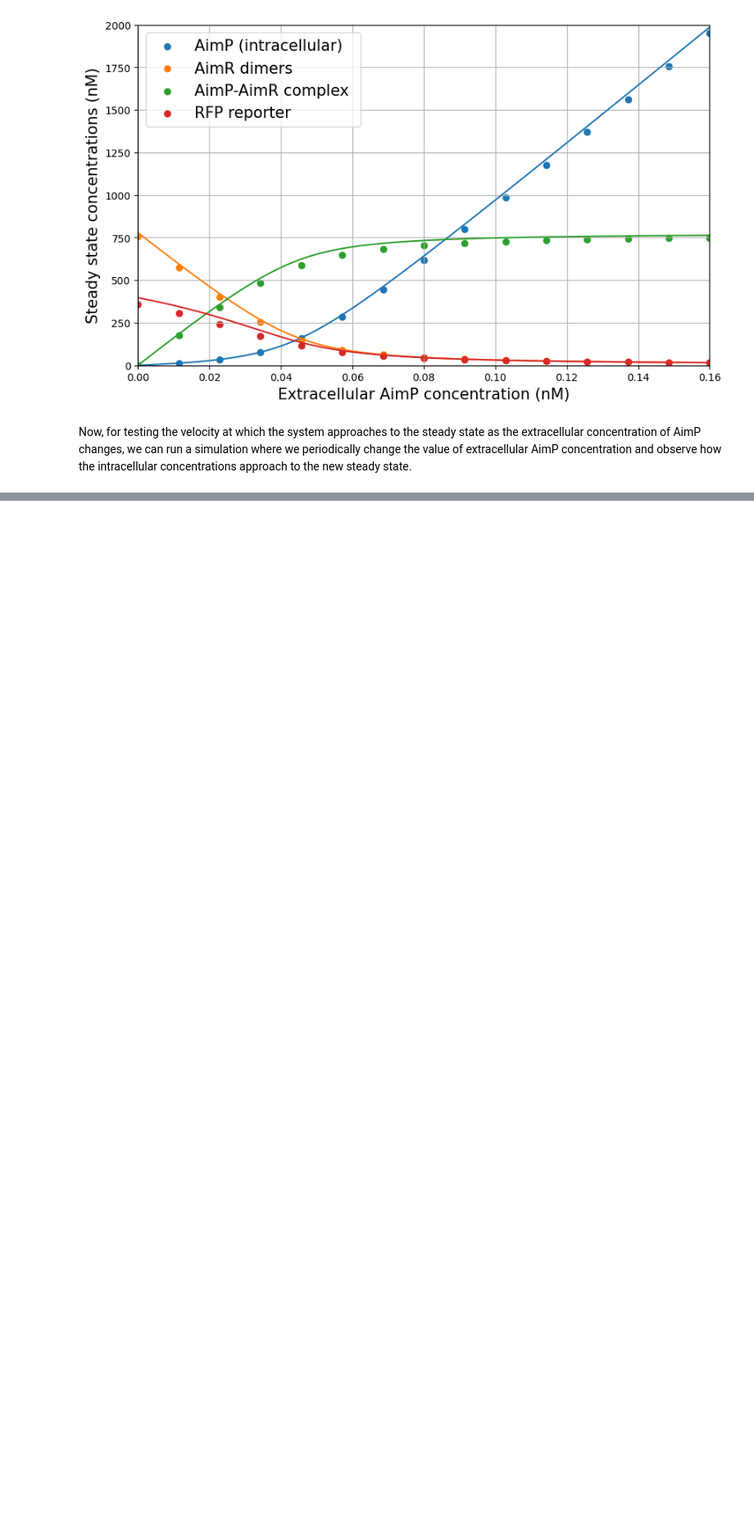
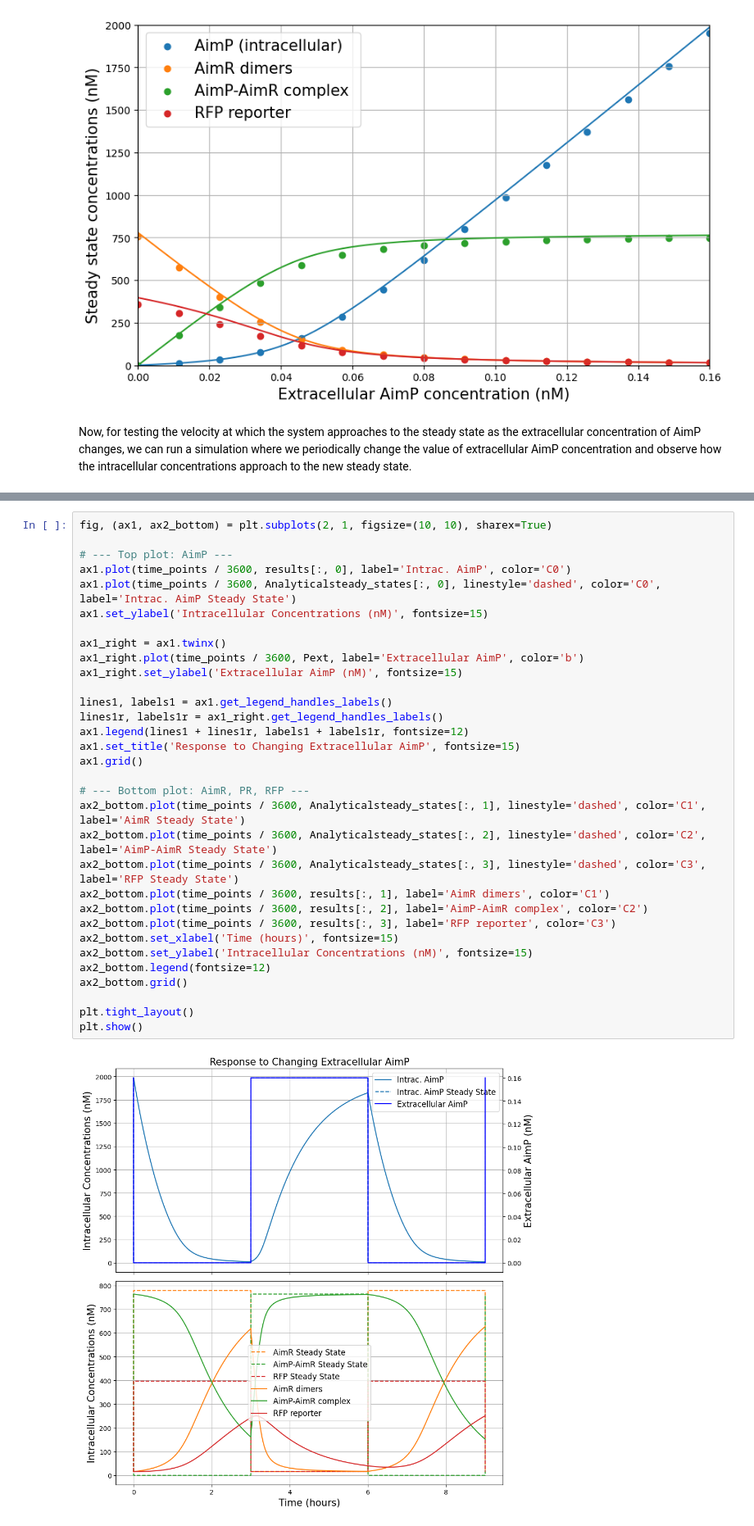
Before and after one commit to CritalMediumBlue/sharedWorkers, a Jupyter notebook: monolayer/steadystates.ipynb, the cells around one changed output, grey strips where cells are left out. Shown at 82% size. Cells and saved outputs as stored; diff of their text form; blank space fills up the shorter version.

```diff
--- a/monolayer/steadystates.ipynb
+++ b/monolayer/steadystates.ipynb
@@ -571,0 +587,34 @@ plt.show()
+# %%
+fig, (ax1, ax2_bottom) = plt.subplots(2, 1, figsize=(10, 10), sharex=True)
+
+# --- Top plot: AimP ---
+ax1.plot(time_points / 3600, results[:, 0], label='Intrac. AimP', color='C0')
+ax1.plot(time_points / 3600, Analyticalsteady_states[:, 0], linestyle='dashed', color='C0', label='Intrac. AimP Steady State')
+ax1.set_ylabel('Intracellular Concentrations (nM)', fontsize=15)
+
+ax1_right = ax1.twinx()
+ax1_right.plot(time_points / 3600, Pext, label='Extracellular AimP', color='b')
+ax1_right.set_ylabel('Extracellular AimP (nM)', fontsize=15)
+
+lines1, labels1 = ax1.get_legend_handles_labels()
+lines1r, labels1r = ax1_right.get_legend_handles_labels()
+ax1.legend(lines1 + lines1r, labels1 + labels1r, fontsize=12)
+ax1.set_title('Response to Changing Extracellular AimP', fontsize=15)
+ax1.grid()
+
+# --- Bottom plot: AimR, PR, RFP ---
+ax2_bottom.plot(time_points / 3600, Analyticalsteady_states[:, 1], linestyle='dashed', color='C1', label='AimR Steady State')
+ax2_bottom.plot(time_points / 3600, Analyticalsteady_states[:, 2], linestyle='dashed', color='C2', label='AimP-AimR Steady State')
+ax2_bottom.plot(time_points / 3600, Analyticalsteady_states[:, 3], linestyle='dashed', color='C3', label='RFP Steady State')
+ax2_bottom.plot(time_points / 3600, results[:, 1], label='AimR dimers', color='C1')
+ax2_bottom.plot(time_points / 3600, results[:, 2], label='AimP-AimR complex', color='C2')
+ax2_bottom.plot(time_points / 3600, results[:, 3], label='RFP reporter', color='C3')
+ax2_bottom.set_xlabel('Time (hours)', fontsize=15)
+ax2_bottom.set_ylabel('Intracellular Concentrations (nM)', fontsize=15)
+ax2_bottom.legend(fontsize=12)
+ax2_bottom.grid()
+
+plt.tight_layout()
+plt.show()
+# %% [output]
+[figure, added]
```
Also changed, not shown: parts of 8 cells of this notebook, 4 other files.
